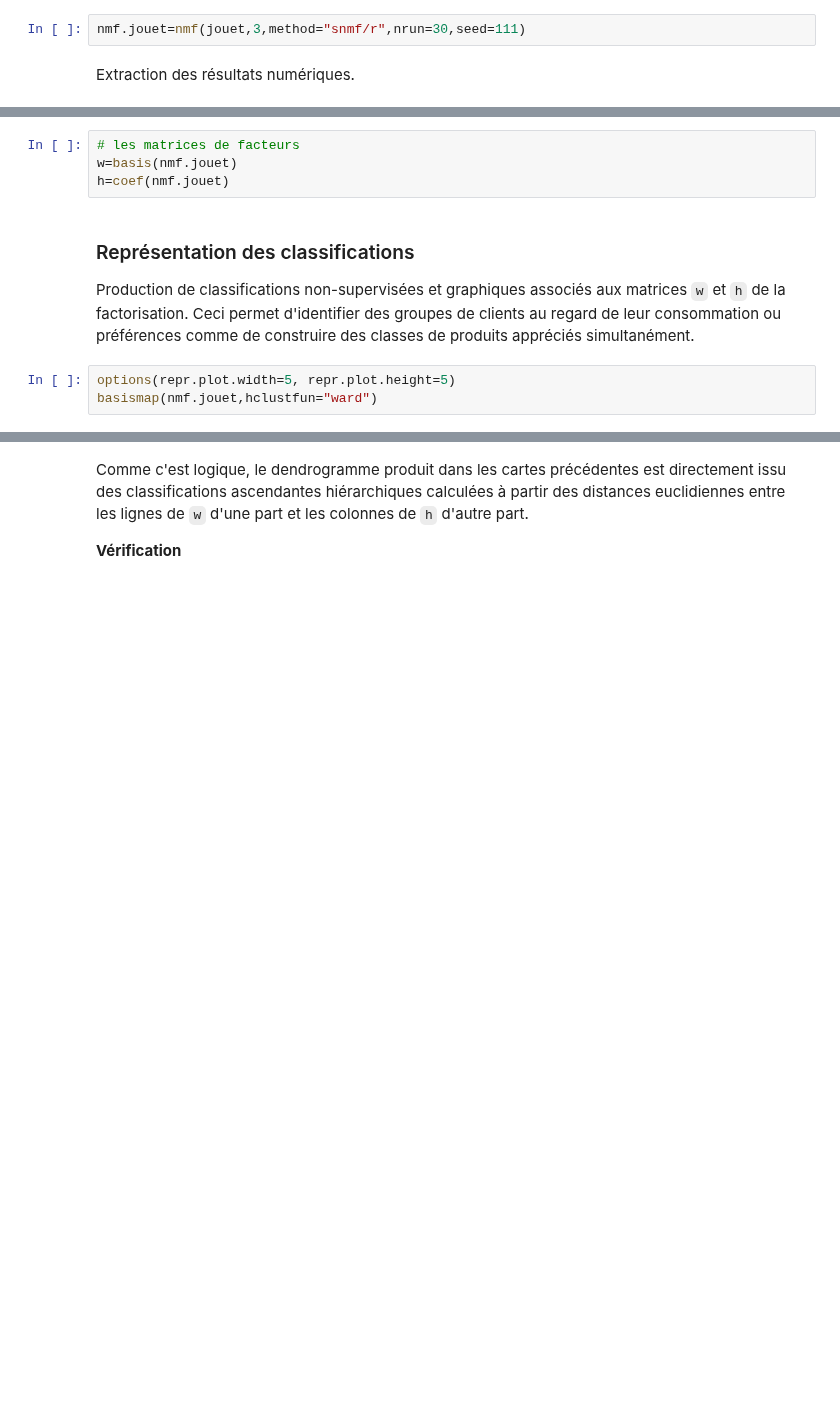
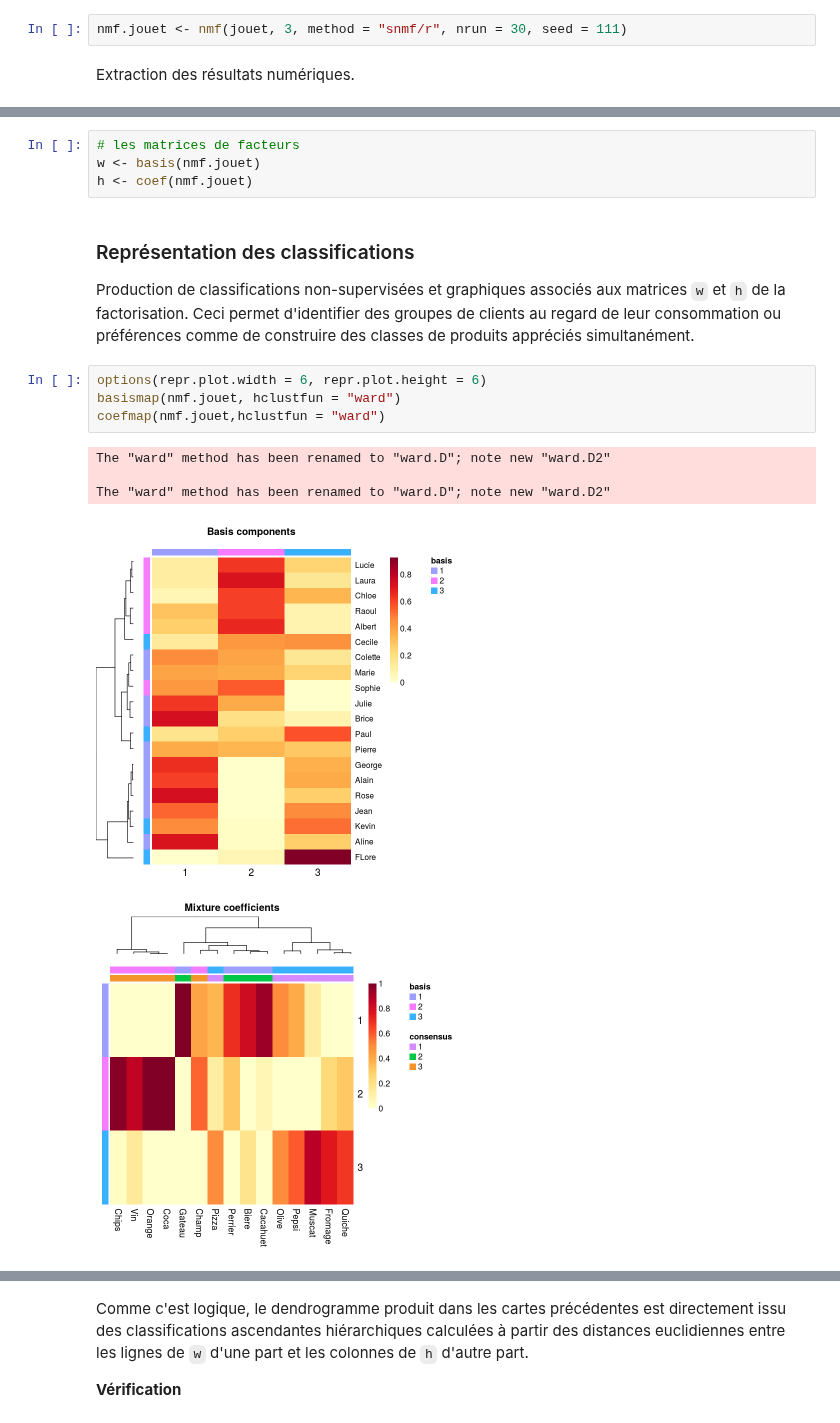
Before and after one commit to wikistat/Exploration, a Jupyter notebook: TutosRudim/Cal6-R-NMF.ipynb, the cells around one changed output, grey strips where cells are left out. Cells and saved outputs as stored; diff of their text form; blank space fills up the shorter version.

```diff
--- a/TutosRudim/Cal6-R-NMF.ipynb
+++ b/TutosRudim/Cal6-R-NMF.ipynb
@@ -92,7 +211,7 @@ consensusmap(estim.r)
 
 Une fois méthode et rang déterminés, itérer plusieurs fois l'exécution pour retenir la meilleure.
 # %%
-nmf.jouet=nmf(jouet,3,method="snmf/r",nrun=30,seed=111)
+nmf.jouet <- nmf(jouet, 3, method = "snmf/r", nrun = 30, seed = 111)
 # %% [markdown]
 Extraction des résultats numériques.
 # %%
@@ -100,10 +230,17 @@ summary(nmf.jouet)
 # %%
 # les matrices de facteurs
-w=basis(nmf.jouet)
-h=coef(nmf.jouet)
+w <- basis(nmf.jouet)
+h <- coef(nmf.jouet)
 # %% [markdown]
 ### Représentation des classifications
 Production de classifications non-supervisées et graphiques associés aux matrices `w` et `h` de la factorisation.  Ceci permet d'identifier des groupes de clients au regard de leur consommation ou préférences comme de construire des classes de produits appréciés simultanément.
 # %%
-options(repr.plot.width=5, repr.plot.height=5)
-basismap(nmf.jouet,hclustfun="ward")
+options(repr.plot.width = 6, repr.plot.height = 6)
+basismap(nmf.jouet, hclustfun = "ward")
+coefmap(nmf.jouet,hclustfun = "ward")
+# %% [output]
+The "ward" method has been renamed to "ward.D"; note new "ward.D2"
+
+The "ward" method has been renamed to "ward.D"; note new "ward.D2"
+[figure, added]
+[figure, added]
```
Also changed, not shown: parts of 43 cells of this notebook.
